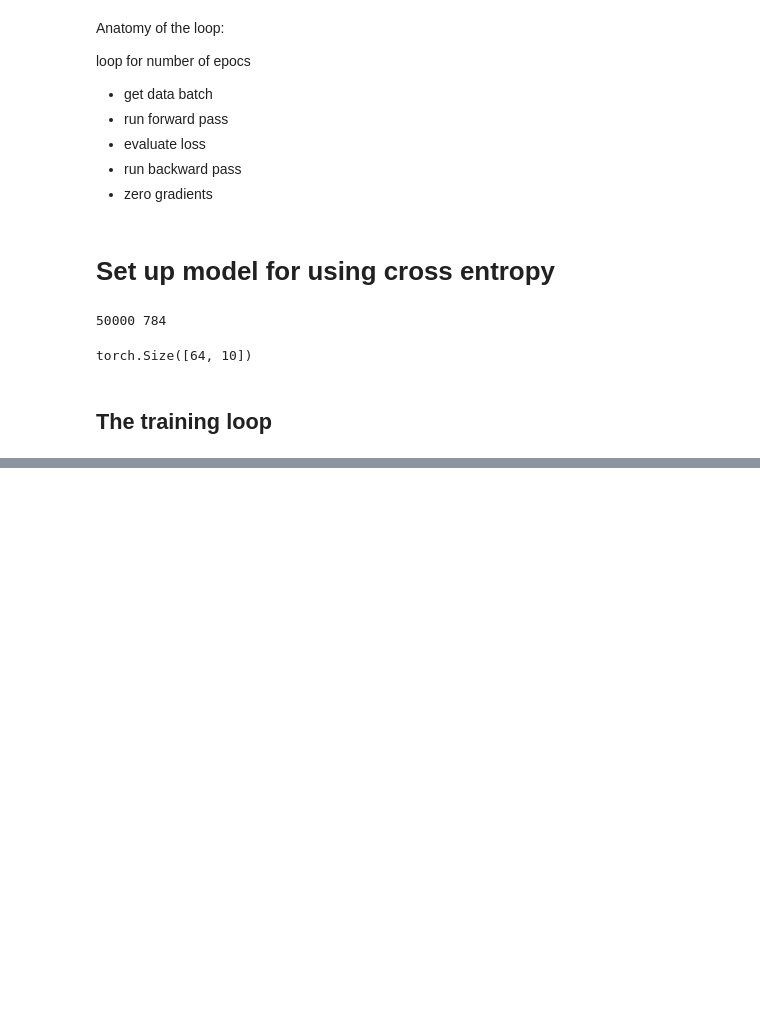
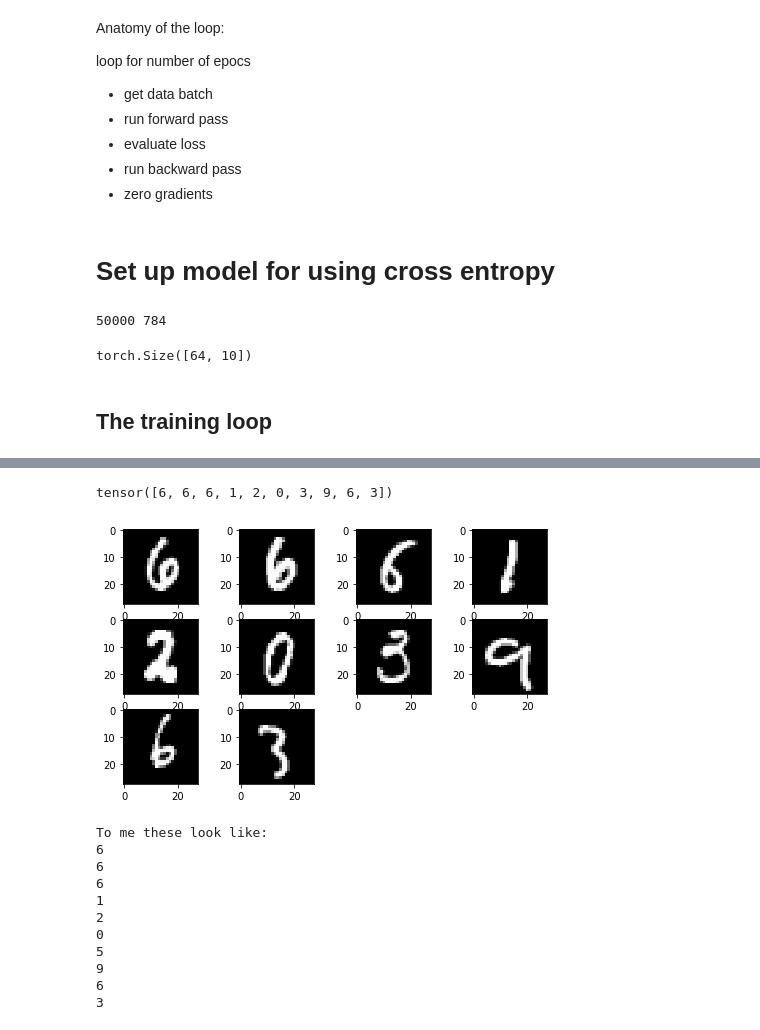
Before and after one commit to SemiSimpleMath/pytorch-from-scratch, a Jupyter notebook: pytorch from scratch.ipynb, the cells around one changed output, grey strips where cells are left out. Saved outputs shown, nothing was run; the diff lists cells and outputs as text; code cells hidden in the pictures; blank space fills up the shorter version.

```diff
--- a/pytorch from scratch.ipynb
+++ b/pytorch from scratch.ipynb
@@ -773,0 +759,43 @@ tensor(0.9375)
+# %%
+rand_columns = torch.randperm(1024)[:10]
+
+
+random_sample = x_valid[rand_columns]
+# %%
+x_batch = random_sample
+y_batch = y_valid[rand_columns]
+# %%
+preds = m(x_batch, y_batch)
+# %%
+predictions = torch.argmax(preds, dim=1)
+# %%
+y_batch
+# %% [output]
+tensor([6, 6, 6, 1, 2, 0, 3, 9, 6, 3])
+# %%
+mpl.rcParams['image.cmap'] = 'gray'
+columns = 4
+rows = 5
+fig=plt.figure(figsize=(8, 8))
+for i in range (0, 10):
+    img = x_batch[i]
+    fig.add_subplot(rows, columns, i+1)
+    plt.imshow(img.view((28,28)));
+plt.show()
+
+print ("To me these look like: ")
+for i in range (0, preds.shape[0]):
+    print (predictions[i].item())
+# %% [output]
+[figure, added]
+To me these look like:
+6
+6
+6
+1
+2
+0
+5
+9
+6
+3
```
Also changed, not shown: parts of 3 cells of this notebook.
